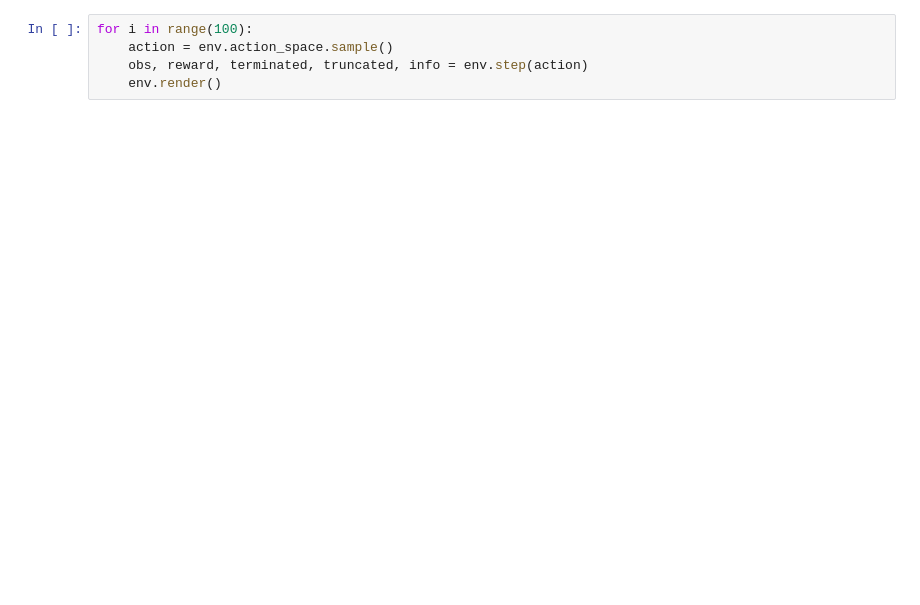
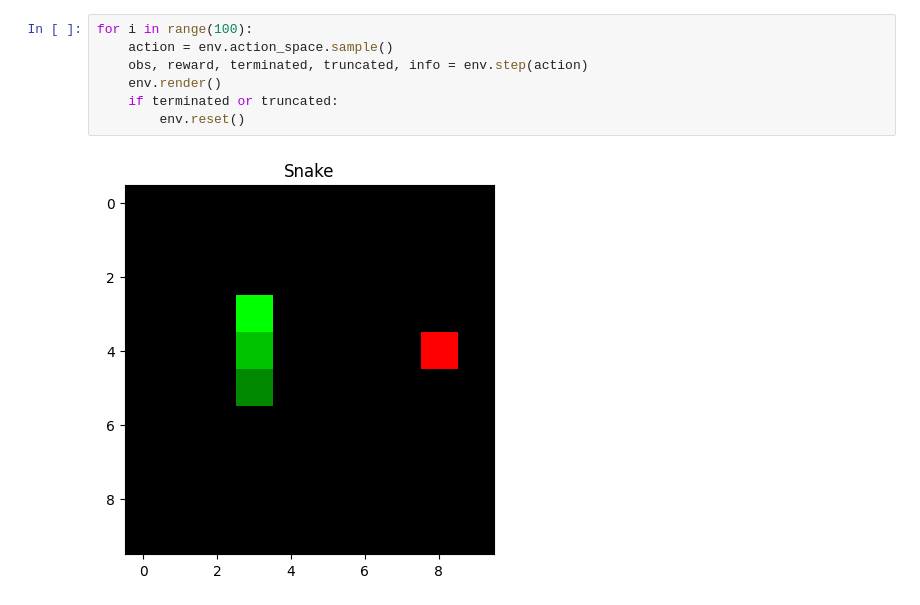
Before and after one commit to Roark-G/rl-snake, a Jupyter notebook: testing_snake.ipynb, the cells around one changed output. Drawn from its saved outputs; the diff is of its cells as text; blank space fills up the shorter version.

```diff
--- a/testing_snake.ipynb
+++ b/testing_snake.ipynb
@@ -10,5 +11,9 @@ env.render()
 # %%
 for i in range(100):
     action = env.action_space.sample()
     obs, reward, terminated, truncated, info = env.step(action)
     env.render()
+    if terminated or truncated:
+        env.reset()
+# %% [output]
+[figure, added]
```
Also changed, not shown: parts of 3 cells of this notebook, 2 other files.
